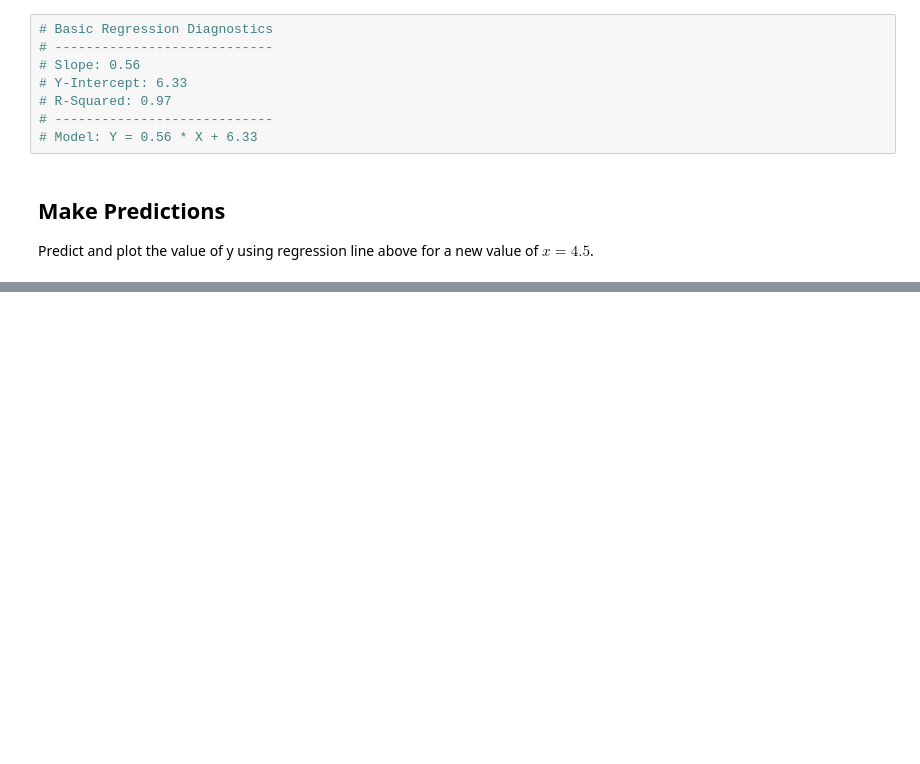
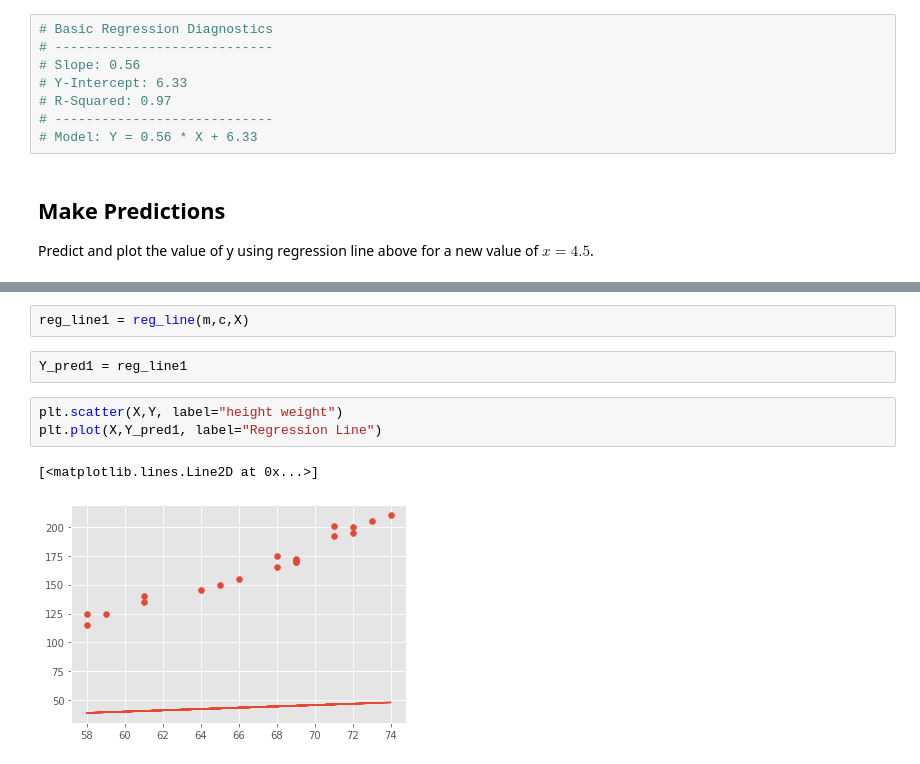
Before and after one commit to andiosika/dsc-complete-regression-lab-online-ds-pt-100719, a Jupyter notebook: index.ipynb, the cells around one changed output, grey strips where cells are left out. Drawn from its saved outputs; the diff is of its cells as text; blank space fills up the shorter version.

```diff
--- a/index.ipynb
+++ b/index.ipynb
@@ -99,0 +156,10 @@ In this lab, we ran a complete simple regression analysis experiment using funct
+# %%
+reg_line1 = reg_line(m,c,X)
+# %%
+Y_pred1 = reg_line1
+# %%
+plt.scatter(X,Y, label="height weight")
+plt.plot(X,Y_pred1, label="Regression Line")
+# %% [output]
+[<matplotlib.lines.Line2D at 0x...>]
+[figure, added]
```
Also changed, not shown: parts of 7 cells of this notebook.
